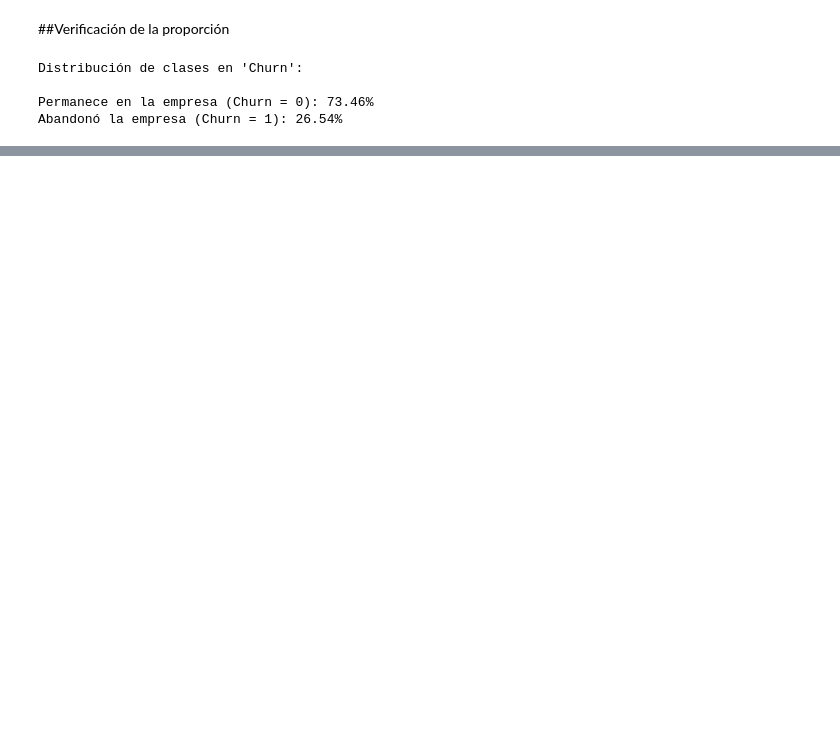
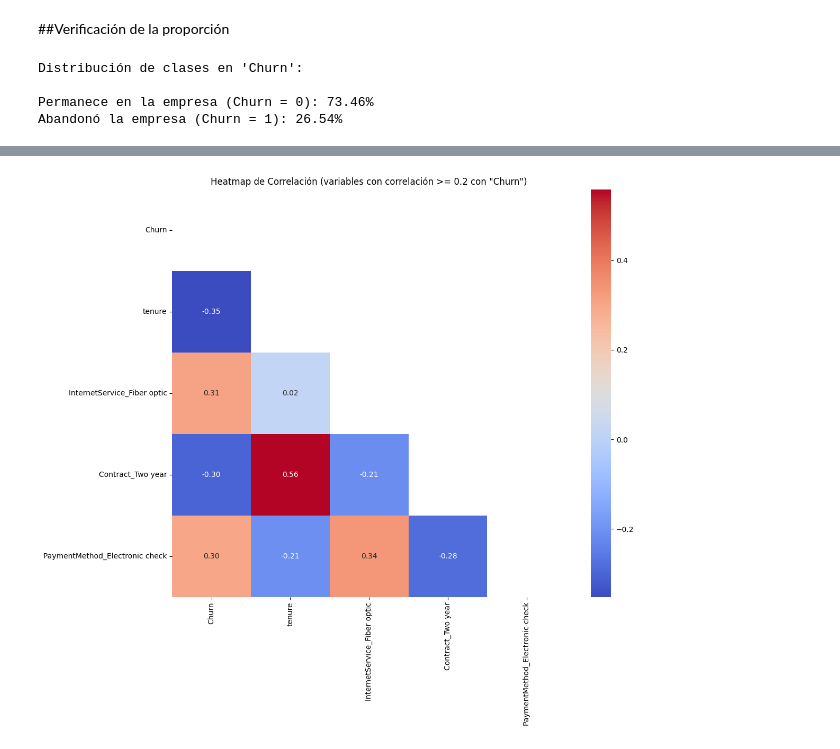
Before and after one commit to Near-o7/Challenge-ONE-Data-Science-Telecom-X-parte-2, a Jupyter notebook: Data_Science_Telecom_X_parte_2.ipynb, the cells around one changed output, grey strips where cells are left out. Cells and saved outputs as stored; diff of their text form; code cells hidden in the pictures; blank space fills up the shorter version.

```diff
--- a/Data_Science_Telecom_X_parte_2.ipynb
+++ b/Data_Science_Telecom_X_parte_2.ipynb
@@ -37,0 +40,11 @@ Columnas eliminadas: ['customerID', 'Charges.daily']
+# %%
+cols_to_group = [
+    'OnlineSecurity', 'OnlineBackup', 'DeviceProtection',
+    'TechSupport', 'StreamingTV', 'StreamingMovies'
+]
+for col in cols_to_group:
+    df[col] = df[col].replace('No internet service', 'No')
+
+print("### Datos después de agrupar categorías de internet ###")
+print(df[['InternetService', 'OnlineSecurity']].head())
+print("-" * 50)
@@ -109,0 +209,28 @@ y = df_encoded['Churn']
+# %%
+import matplotlib.pyplot as plt
+import seaborn as sns
+import numpy as np
+
+# 'df_encoded' es tu dataframe después de la codificación
+corr = df_encoded.corr()
+target_var = 'Churn' # Asegúrate que tu columna objetivo se llame así
+
+# Filtrar variables con correlación >= 0.2 (o el umbral que elijas)
+relevant_vars = corr.index[abs(corr[target_var]) >= 0.2].tolist()
+corr_filtered = corr.loc[relevant_vars, relevant_vars]
+
+# Crear una máscara para visualizar mejor
+mask = np.triu(np.ones_like(corr_filtered, dtype=bool))
+
+plt.figure(figsize=(12, 10))
+sns.heatmap(
+    corr_filtered,
+    annot=True,
+    fmt=".2f",
+    cmap='coolwarm',
+    mask=mask
+)
+plt.title(f'Heatmap de Correlación (variables con correlación >= 0.2 con "{target_var}")')
+plt.show()
+# %% [output]
+[figure, added]
```
Also changed, not shown: parts of 11 cells of this notebook.
